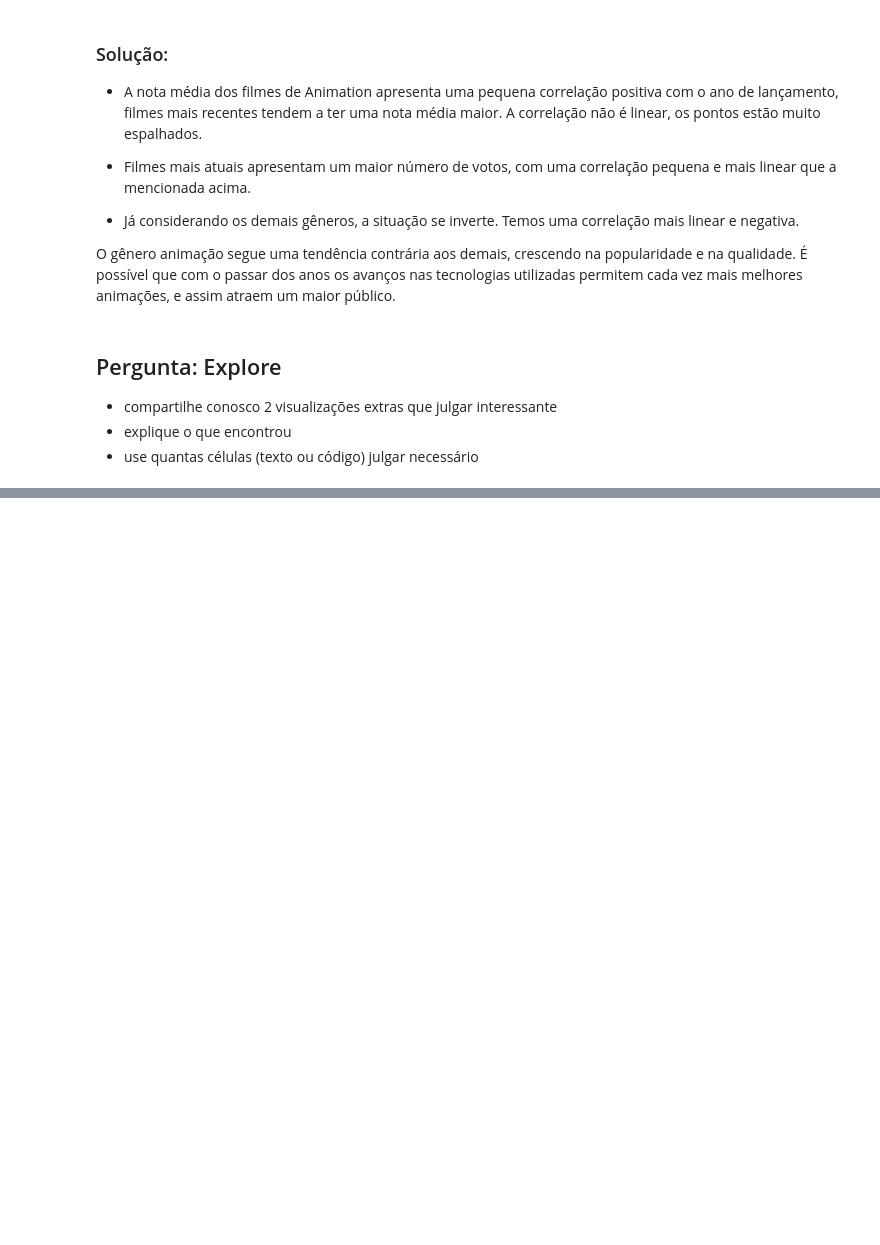
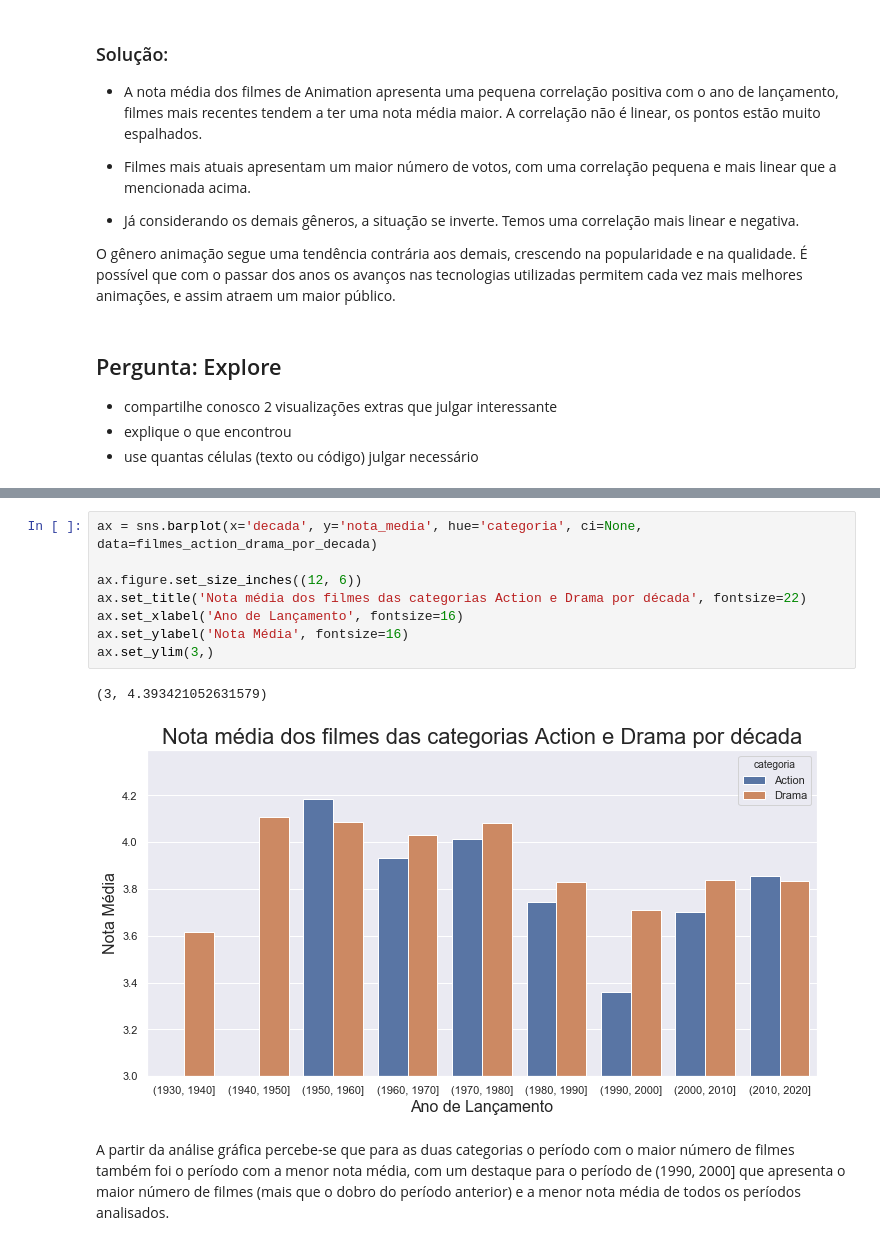
Before and after one commit to lucas-peixoto/Formacao-Data-Science-Alura, a Jupyter notebook: Formação Data Science Alura - Análise exploratória do MovieLens.ipynb, the cells around one changed output, grey strips where cells are left out. Saved outputs shown, nothing was run; the diff lists cells and outputs as text; blank space fills up the shorter version.

```diff
--- a/Formação Data Science Alura - Análise exploratória do MovieLens.ipynb
+++ b/Formação Data Science Alura - Análise exploratória do MovieLens.ipynb
@@ -771,0 +833,13 @@ O gênero animação segue uma tendência contrária aos demais, crescendo na po
+# %%
+ax = sns.barplot(x='decada', y='nota_media', hue='categoria', ci=None, data=filmes_action_drama_por_decada)
+
+ax.figure.set_size_inches((12, 6))
+ax.set_title('Nota média dos filmes das categorias Action e Drama por década', fontsize=22)
+ax.set_xlabel('Ano de Lançamento', fontsize=16)
+ax.set_ylabel('Nota Média', fontsize=16)
+ax.set_ylim(3,)
+# %% [output]
+(3, 4.393421052631579)
+[figure, added]
+# %% [markdown]
+A partir da análise gráfica percebe-se que para as duas categorias o período com o maior número de filmes também foi o período com a menor nota média, com um destaque para o período de (1990, 2000] que apresenta o maior número de filmes (mais que o dobro do período anterior) e a menor nota média de todos os períodos analisados.
```
Also changed, not shown: parts of 6 cells of this notebook.
